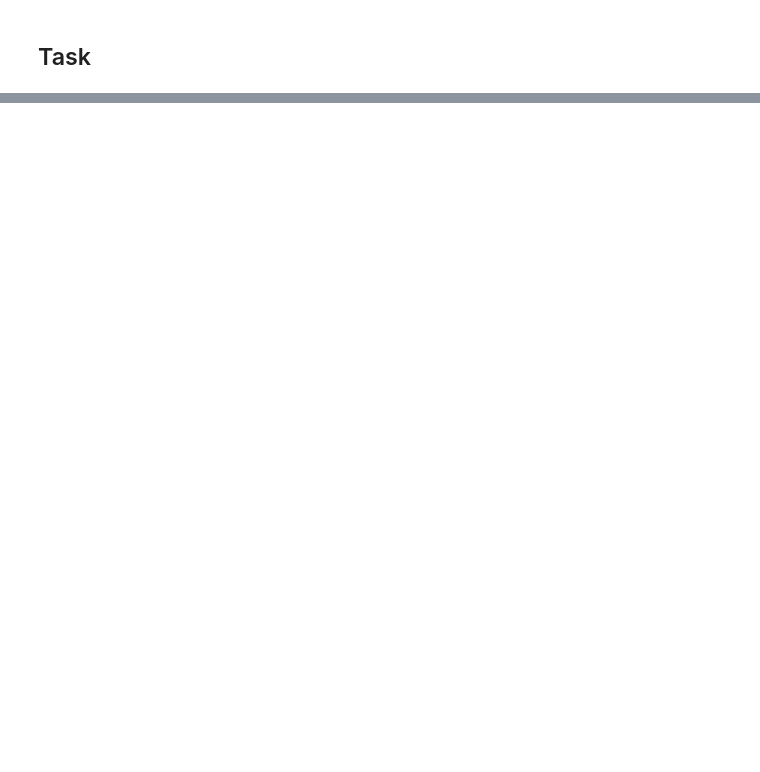
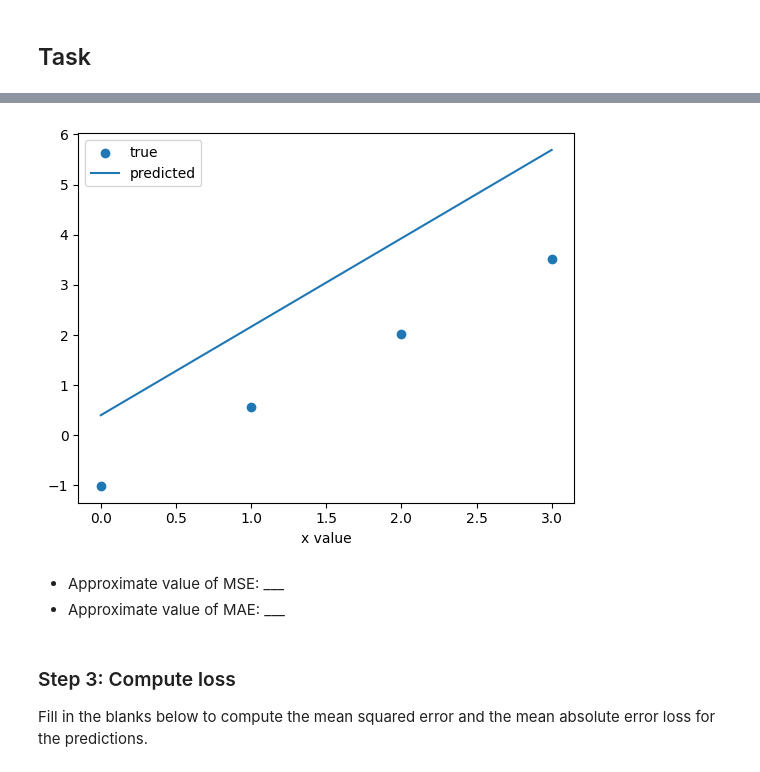
Before and after one commit to Calvin-Data-Science/cs375-376-public, a Jupyter notebook: notebooks/u03n1-linreg-manual.ipynb, the cells around one changed output, grey strips where cells are left out. Cells and saved outputs as stored; diff of their text form; code cells hidden in the pictures; blank space fills up the shorter version.

```diff
--- a/notebooks/u03n1-linreg-manual.ipynb
+++ b/notebooks/u03n1-linreg-manual.ipynb
@@ -18,17 +53,0 @@ Suppose we have a dataset with just a single feature `x` and continuous outcome
-# %%
-DATASET = 'toy'
-
-if DATASET == 'toy':
-    x = np.array([0, 1, 2, 3])[:, np.newaxis]
-    y_true = np.array([-1, .5, 2.0, 3.5])[:, np.newaxis]
-if DATASET == 'toy2':
-    x = np.array([0, 1, 2, 3])[:, np.newaxis]
-    y_true = np.array([-1, .5, 2.0, 25])[:, np.newaxis]
-elif DATASET == "temps":
-    data = pd.read_csv("https://data.giss.nasa.gov/gistemp/graphs_v4/graph_data/Global_Mean_Estimates_based_on_Land_and_Ocean_Data/graph.csv", skiprows=1)
-    # Shape x to be items-by-features
-    x = data.iloc[:, 0].values.astype(np.float32)[:, np.newaxis]
-    # scale x to a reasonable range
-    x -= 1880.0
-    x /= 100.
-    y_true = data.iloc[:, 1].values.astype(np.float32)[:, np.newaxis]
@@ -74,0 +58,3 @@ print(f"Final Loss: {losses[-1]:.3f}, final weights: {weights.flatten()}, final
+# %%
+np.random.seed(0)
+params = np.random.randn(2)
@@ -74,0 +78,8 @@ print(f"Final Loss: {losses[-1]:.3f}, final weights: {weights.flatten()}, final
+# %%
+def linreg_forward(params, x):
+    weight = params[0]
+    bias = params[1]
+    return ...
+
+y_pred = linreg_forward(params, x) # make predictions for all data points
+print("predicted values:", y_pred)
@@ -74,0 +97,17 @@ print(f"Final Loss: {losses[-1]:.3f}, final weights: {weights.flatten()}, final
+# %%
+def plot_predictions(x, y_true, y_pred):
+    plt.scatter(x, y_true, label="true")
+    plt.plot(x, y_pred, label="predicted")
+    plt.legend()
+    plt.xlabel("x value")
+
+plot_predictions(x, y_true, y_pred)
+# %% [output]
+[figure, added]
+# %% [markdown]
+- Approximate value of MSE: ___
+- Approximate value of MAE: ___
+# %% [markdown]
+### Step 3: Compute loss
+
+Fill in the blanks below to compute the mean squared error and the mean absolute error loss for the predictions.
```
Also changed, not shown: parts of 27 cells of this notebook.
